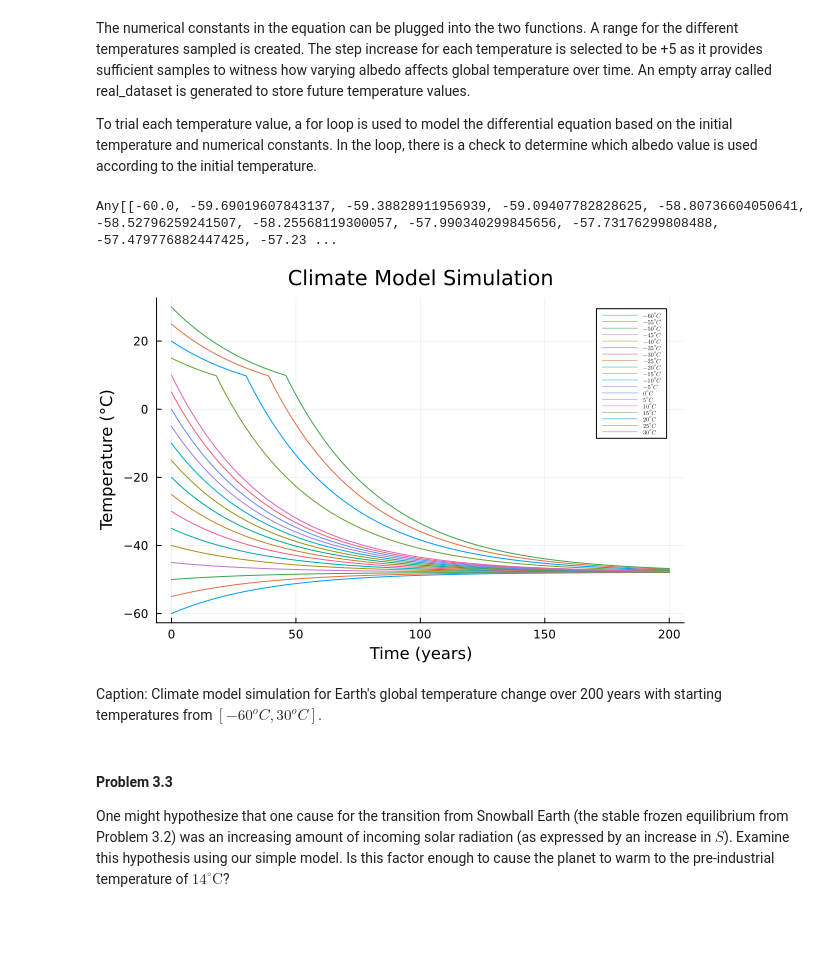
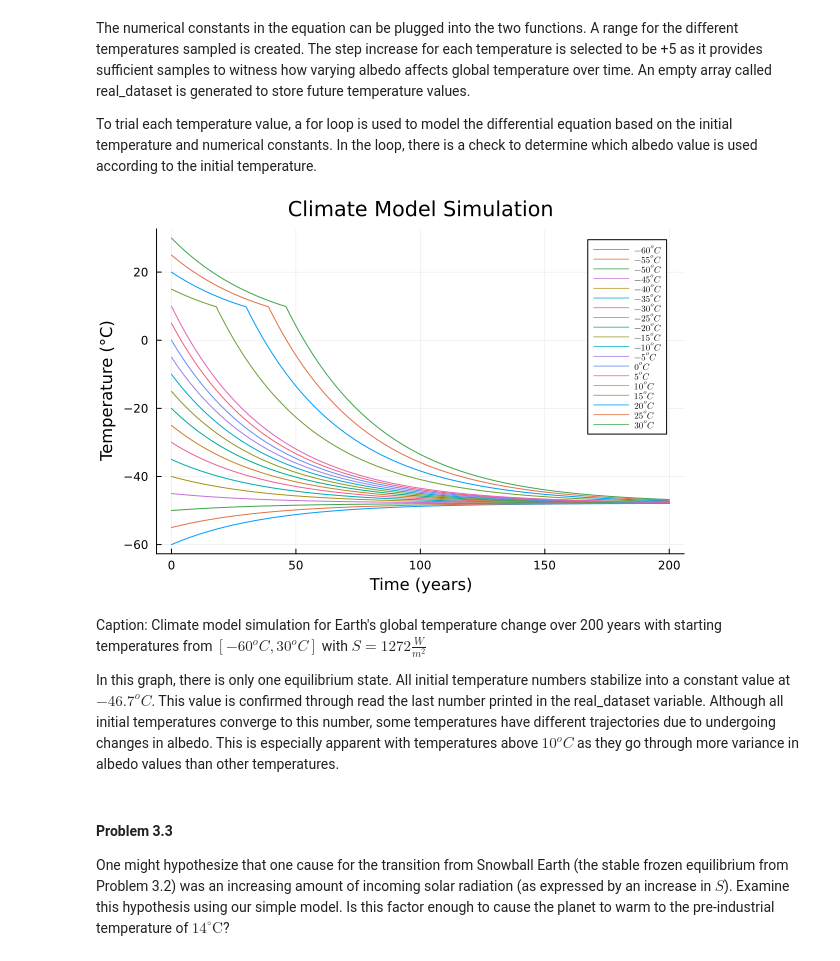
Before and after one commit to BEE4750-FA25/hw2-etw, a Jupyter notebook: hw02.ipynb, the cells around one changed output. Saved outputs shown, nothing was run; the diff lists cells and outputs as text; code cells hidden in the pictures; blank space fills up the shorter version.

```diff
--- a/hw02.ipynb
+++ b/hw02.ipynb
@@ -331,41 +377,42 @@ To trial each temperature value, a for loop is used to model the differential eq
 # %%
 # Constants
 B = -1.3 # W/m^2/°C
 C = 51 # J / m^2 / °C
 S  = 1272 # W/m^2 (solar constant during Neoprotereozoic era)
 A = 221.2 # W/m^2
 time = 200.0 # years
 dt = 1.0 # years
 
-temperature_range = [-60, -55, -50, -45, -40, -35, -30, -25, -20, -15, -10, -5, 0, 5, 10, 15, 20, 25, 30];
-real_dataset = [];
+temperature_range = [-60, -55, -50, -45, -40, -35, -30, -25, -20, -15, -10, -5, 0, 5, 10, 15, 20, 25, 30]; # Initial temperatures from -60°C to 30°C
+real_dataset = []; # To store the results
 
-for T in temperature_range
+for T in temperature_range # Loop over initial temperatures
     if T <= -10
         alpha = 0.5
         final_data = simulate_climate(T, B, C, alpha, S, A, time, dt)
         push!(real_dataset, final_data)
     elseif T > -10 && T < 10
         alpha = 0.4 - 0.01 * T
         final_data = simulate_climate(T, B, C, alpha, S, A, time, dt)
         push!(real_dataset, final_data)
     else
         alpha = 0.3
         final_data = simulate_climate(T, B, C, alpha, S, A, time, dt)
         push!(real_dataset, final_data)
     end
 end
 
-print(real_dataset)
+# print(real_dataset) ; used to check final value at equilibrium, commented to avoid cluttering the output
 
 plot(0:dt:time, real_dataset, xlabel="Time (years)", ylabel="Temperature (°C)", title="Climate Model Simulation",
 label = [L"$-60^o C$" L"$-55^o C$" L"$-50^o C$" L"$-45^o C$" L"$-40^o C$" L"$-35^o C$" L"$-30^o C$" L"$-25^o C$" L"$-20^o C$" L"$-15^o C$" L"$-10^o C$" L"$-5^o C$" L"$0^o C$" L"$5^o C$" L"$10^o C$" L"$15^o C$" L"$20^o C$" L"$25^o C$" L"$30^o C$"
-], legend=:best, legendfontsize=4)
+], legend=:best, legendfontsize=6)
 # %% [output]
-Any[[-60.0, -59.69019607843137, -59.38828911956939, -59.09407782828625, -58.80736604050641, -58.52796259241507, -58.25568119300057, -57.990340299845656, -57.73176299808488, -57.479776882447425, -57.23 ...
-[figure, old version]
+[figure, new version]
 # %% [markdown]
-Caption: Climate model simulation for Earth's global temperature change over 200 years with starting temperatures from $[-60^oC, 30^oC]$.
+Caption: Climate model simulation for Earth's global temperature change over 200 years with starting temperatures from $[-60^oC, 30^oC]$ with $S = 1272 \frac{W}{m^2}$
+
+In this graph, there is only one equilibrium state. All initial temperature numbers stabilize into a constant value at $-46.7^oC$. This value is confirmed through read the last number printed in the real_dataset variable. Although all initial temperatures converge to this number, some temperatures have different trajectories due to undergoing changes in albedo. This is especially apparent with temperatures above $10^oC$ as they go through more variance in albedo values than other temperatures.
 # %% [markdown]
 #### Problem 3.3
 
```
Also changed, not shown: parts of 12 cells of this notebook, 4 other files.
